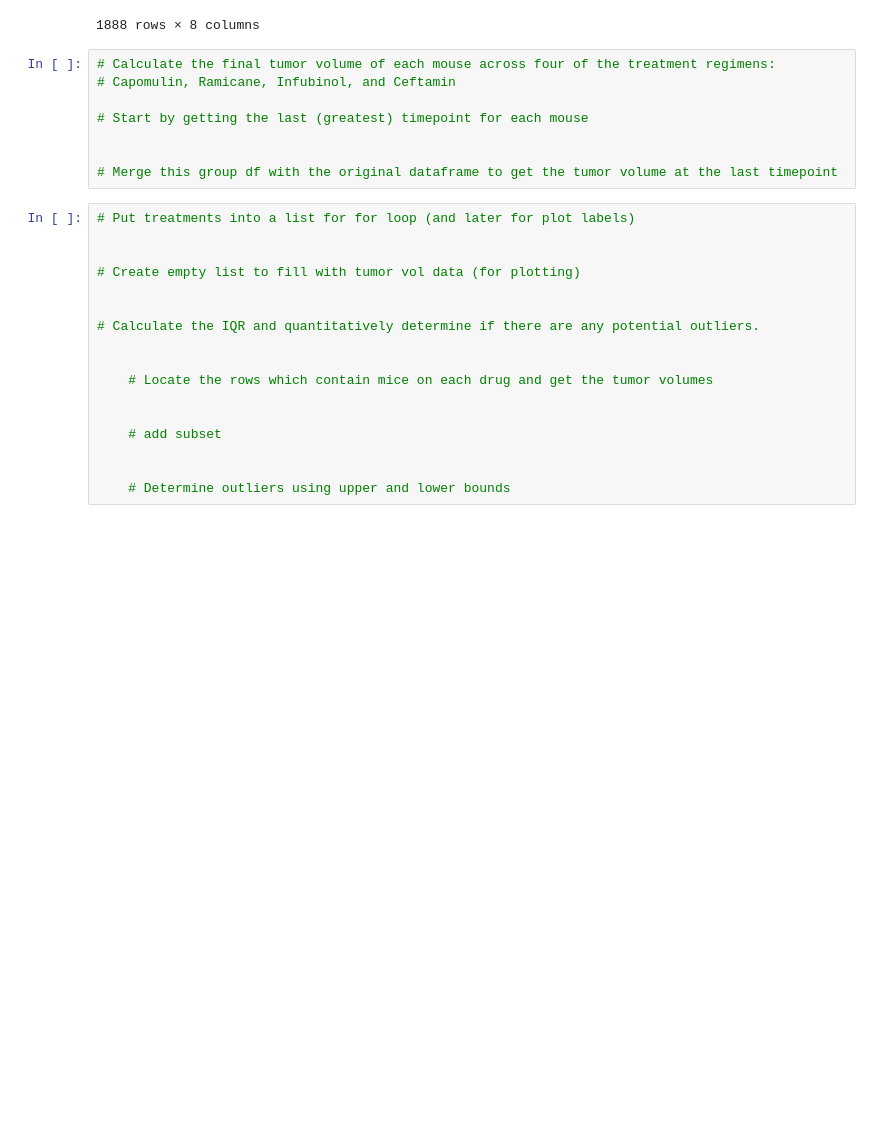
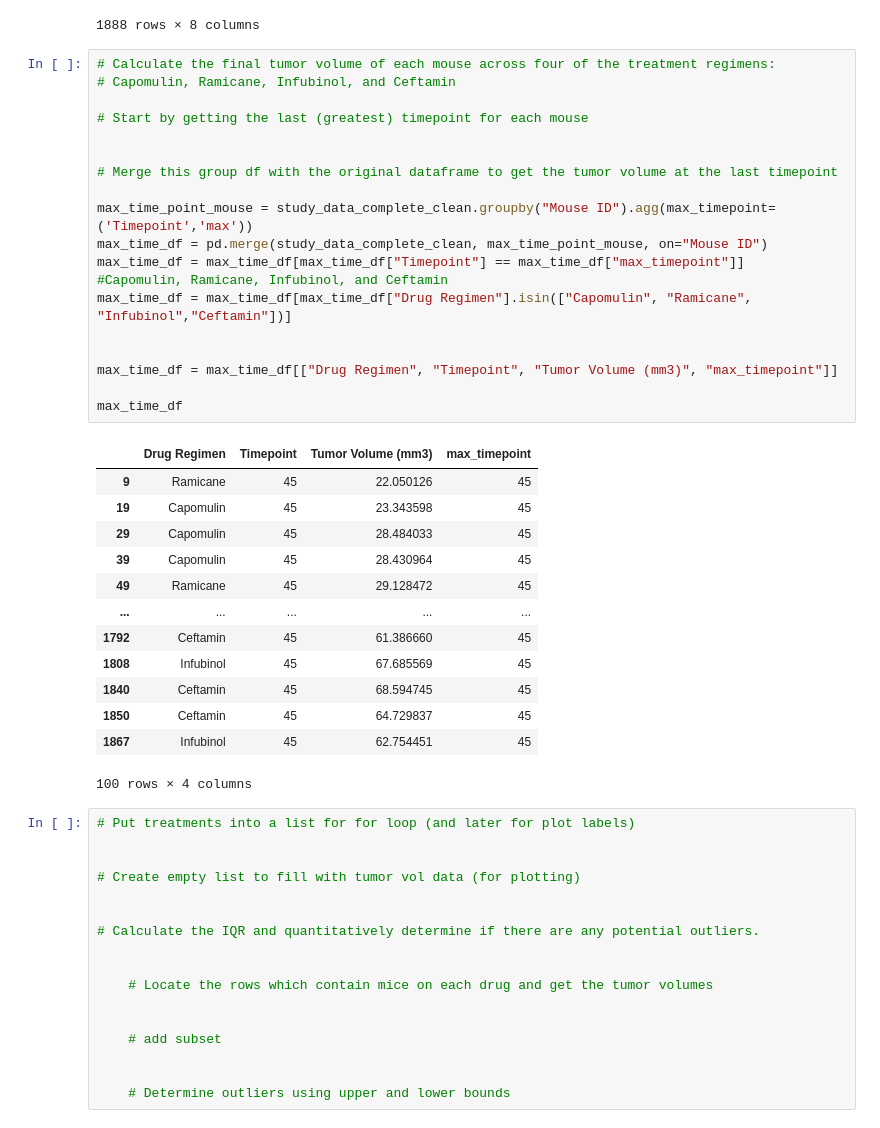
Before and after one commit to Carly-Jane/Matplotlib_Homework_Carly_Wieland, a Jupyter notebook: pymaceuticals_starter.ipynb, the cells around one changed output. Cells and saved outputs as stored; diff of their text form; blank space fills up the shorter version.

```diff
--- a/pymaceuticals_starter.ipynb
+++ b/pymaceuticals_starter.ipynb
@@ -178,11 +178,36 @@ study_data_complete_clean
 # %%
 # Calculate the final tumor volume of each mouse across four of the treatment regimens:
 # Capomulin, Ramicane, Infubinol, and Ceftamin
 
 # Start by getting the last (greatest) timepoint for each mouse
 
 
 # Merge this group df with the original dataframe to get the tumor volume at the last timepoint
+
+max_time_point_mouse = study_data_complete_clean.groupby("Mouse ID").agg(max_timepoint=('Timepoint','max'))
+max_time_df = pd.merge(study_data_complete_clean, max_time_point_mouse, on="Mouse ID")
+max_time_df = max_time_df[max_time_df["Timepoint"] == max_time_df["max_timepoint"]]
+#Capomulin, Ramicane, Infubinol, and Ceftamin
+max_time_df = max_time_df[max_time_df["Drug Regimen"].isin(["Capomulin", "Ramicane", "Infubinol","Ceftamin"])]
+
+
+max_time_df = max_time_df[["Drug Regimen", "Timepoint", "Tumor Volume (mm3)", "max_timepoint"]]
+
+max_time_df
+# %% [output]
+|  | Drug Regimen | Timepoint | Tumor Volume (mm3) | max_timepoint |
+| 9 | Ramicane | 45 | 22.050126 | 45 |
+| 19 | Capomulin | 45 | 23.343598 | 45 |
+| 29 | Capomulin | 45 | 28.484033 | 45 |
+| 39 | Capomulin | 45 | 28.430964 | 45 |
+| 49 | Ramicane | 45 | 29.128472 | 45 |
+| ... | ... | ... | ... | ... |
+| 1792 | Ceftamin | 45 | 61.386660 | 45 |
+| 1808 | Infubinol | 45 | 67.685569 | 45 |
+| 1840 | Ceftamin | 45 | 68.594745 | 45 |
+| 1850 | Ceftamin | 45 | 64.729837 | 45 |
+| 1867 | Infubinol | 45 | 62.754451 | 45 |
+100 rows × 4 columns
 # %%
 # Put treatments into a list for for loop (and later for plot labels)
 
```
Also changed, not shown: parts of 8 cells of this notebook.
